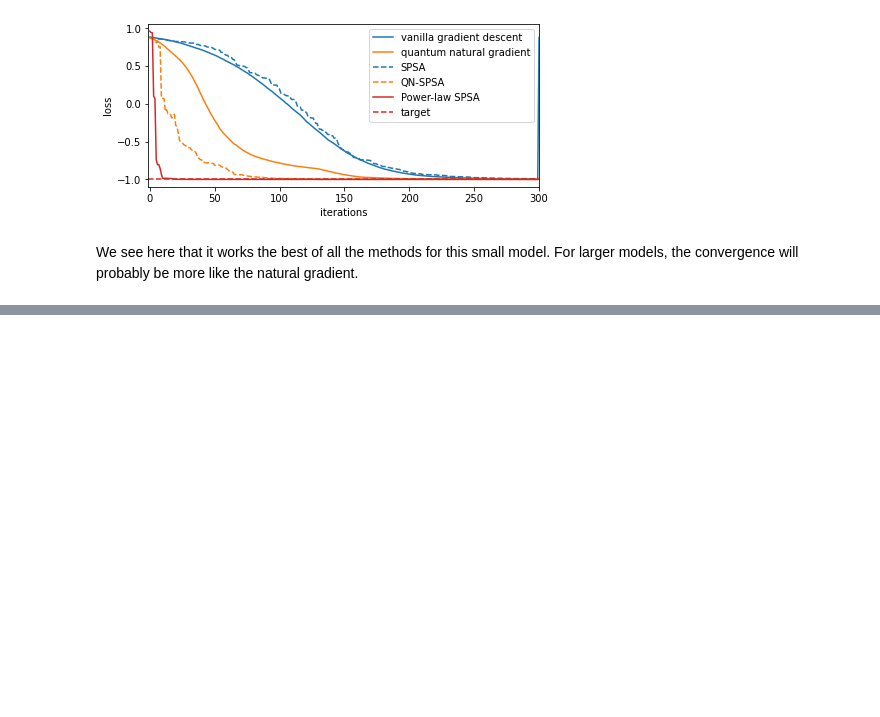
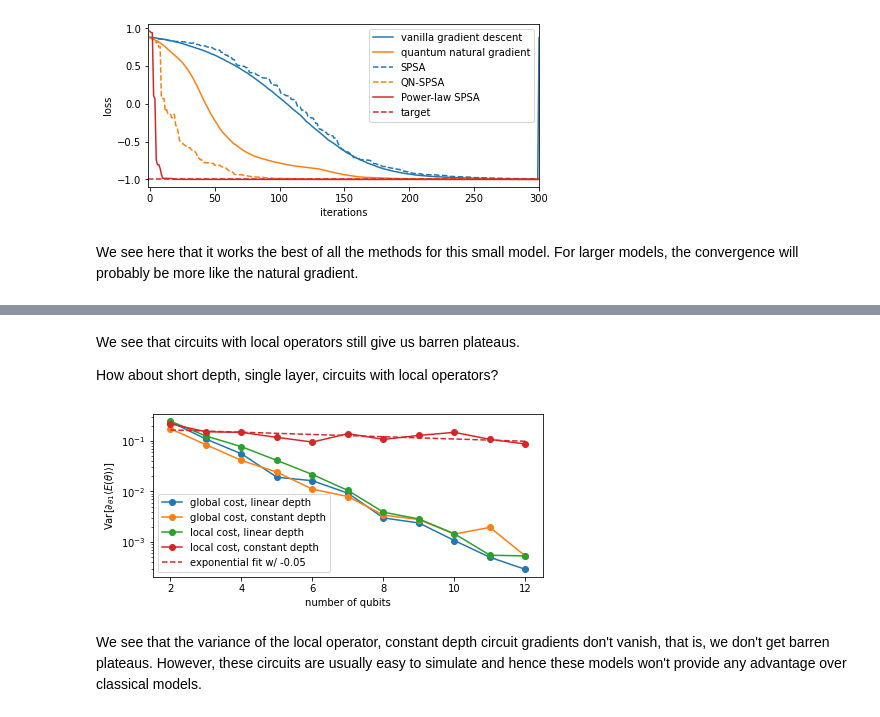
Before and after one commit to JesS5116/Intro_to_Quantum_Computing_Basics, a Jupyter notebook: notebooks/002_MachineLearning/003a_Training_Parameterized_Quantum_Citcuits_Gradients.ipynb, the cells around one changed output, grey strips where cells are left out. Cells and saved outputs as stored; diff of their text form; code cells hidden in the pictures; blank space fills up the shorter version.

```diff
--- a/notebooks/002_MachineLearning/003a_Training_Param_QC_Gradients.ipynb
+++ b/notebooks/002_MachineLearning/003a_Training_Parameterized_Quantum_Citcuits_Gradients.ipynb
@@ -330,0 +457,33 @@ We see here that it works the best of all the methods for this small model. For
+# %% [markdown]
+We see that circuits with local operators still give us barren plateaus.
+
+How about short depth, single layer, circuits with local operators?
+# %%
+num_qubits = list(range(2, 13))
+fixed_depth_local_gradients = [sample_gradients(n, 1,
+                                        local=True) for n in num_qubits]
+
+fit = np.polyfit(num_qubits,
+                 np.log(np.var(fixed_depth_local_gradients, axis=1)),
+                 deg=1)
+
+x = np.linspace(num_qubits[0], num_qubits[-1], 200)
+
+plt.figure(figsize=(7, 3))
+plt.semilogy(num_qubits, np.var(gradients, axis=1),
+             'o-', label='global cost, linear depth')
+plt.semilogy(num_qubits, np.var(fixed_depth_global_gradients, axis=1),
+             'o-', label='global cost, constant depth')
+plt.semilogy(num_qubits, np.var(linear_depth_local_gradients, axis=1),
+             'o-', label='local cost, linear depth')
+plt.semilogy(num_qubits, np.var(fixed_depth_local_gradients, axis=1),
+             'o-', label='local cost, constant depth')
+plt.semilogy(x, np.exp(fit[0] * x + fit[1]), '--', c='C3',
+             label=f'exponential fit w/ {fit[0]:.2f}')
+plt.xlabel('number of qubits')
+plt.ylabel(r'$\mathrm{Var}[\partial_{\theta 1}\langle E(\theta)\rangle]$')
+plt.legend(loc='best');
+# %% [output]
+[figure, added]
+# %% [markdown]
+We see that the variance of the local operator, constant depth circuit gradients don't vanish, that is, we don't get barren plateaus. However, these circuits are usually easy to simulate and hence these models won't provide any advantage over classical models.
```
Also changed, not shown: parts of 13 cells of this notebook, 1 other file.
